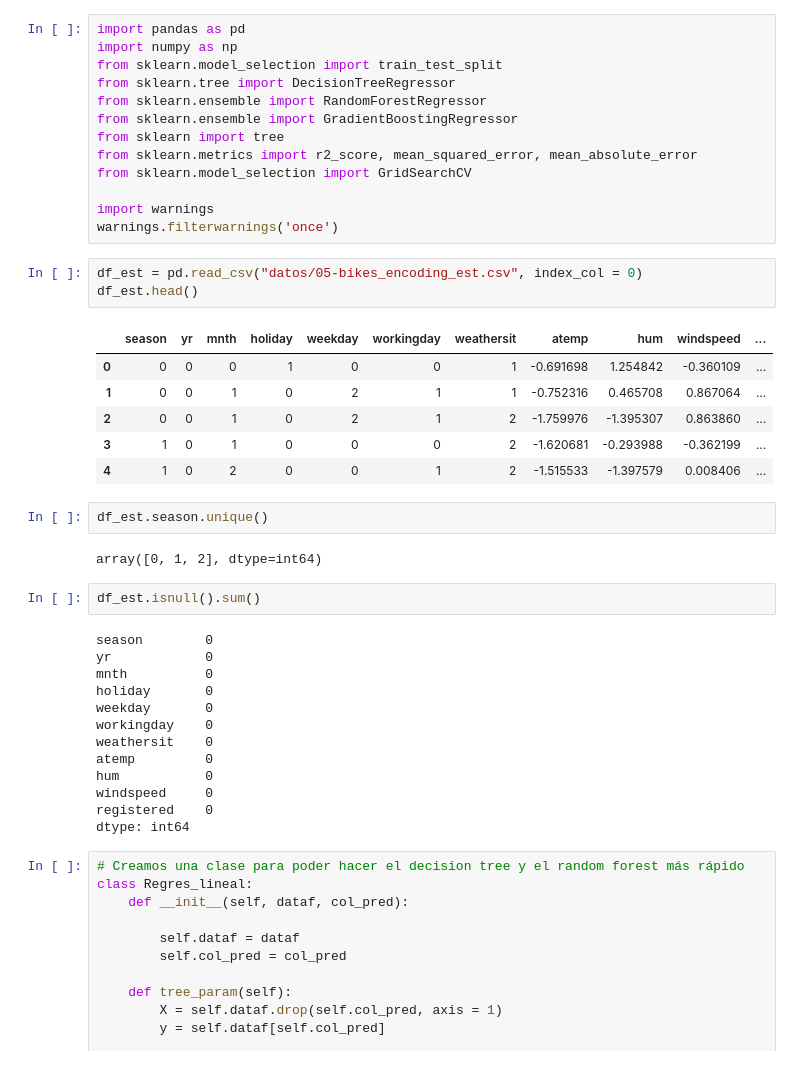
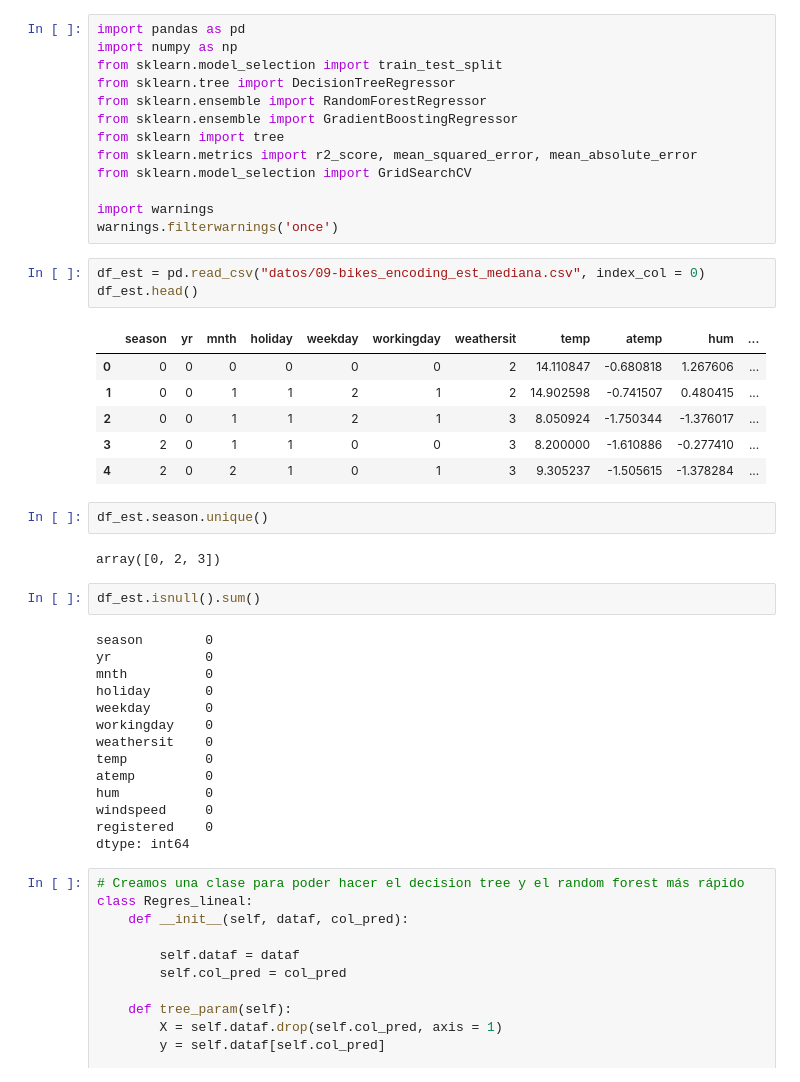
Before and after one commit to Adalab/DA-project-da-promo-c-modulo-3-team-6, a Jupyter notebook: 05-DecisionTree_RandomForest_mediana.ipynb, the cells around one changed output. Drawn from its saved outputs; the diff is of its cells as text.

```diff
--- a/05-DecisionTree_RandomForest_mediana.ipynb
+++ b/05-DecisionTree_RandomForest_mediana.ipynb
@@ -15,19 +15,19 @@ from sklearn.model_selection import GridSearchCV
 import warnings
 warnings.filterwarnings('once')
 # %%
-df_est = pd.read_csv("datos/05-bikes_encoding_est.csv", index_col = 0)
+df_est = pd.read_csv("datos/09-bikes_encoding_est_mediana.csv", index_col = 0)
 df_est.head()
 # %% [output]
-|  | season | yr | mnth | holiday | weekday | workingday | weathersit | atemp | hum | windspeed | ... |
-| 0 | 0 | 0 | 0 | 1 | 0 | 0 | 1 | -0.691698 | 1.254842 | -0.360109 | ... |
-| 1 | 0 | 0 | 1 | 0 | 2 | 1 | 1 | -0.752316 | 0.465708 | 0.867064 | ... |
-| 2 | 0 | 0 | 1 | 0 | 2 | 1 | 2 | -1.759976 | -1.395307 | 0.863860 | ... |
-| 3 | 1 | 0 | 1 | 0 | 0 | 0 | 2 | -1.620681 | -0.293988 | -0.362199 | ... |
-| 4 | 1 | 0 | 2 | 0 | 0 | 1 | 2 | -1.515533 | -1.397579 | 0.008406 | ... |
+|  | season | yr | mnth | holiday | weekday | workingday | weathersit | temp | atemp | hum | ... |
+| 0 | 0 | 0 | 0 | 0 | 0 | 0 | 2 | 14.110847 | -0.680818 | 1.267606 | ... |
+| 1 | 0 | 0 | 1 | 1 | 2 | 1 | 2 | 14.902598 | -0.741507 | 0.480415 | ... |
+| 2 | 0 | 0 | 1 | 1 | 2 | 1 | 3 | 8.050924 | -1.750344 | -1.376017 | ... |
+| 3 | 2 | 0 | 1 | 1 | 0 | 0 | 3 | 8.200000 | -1.610886 | -0.277410 | ... |
+| 4 | 2 | 0 | 2 | 1 | 0 | 1 | 3 | 9.305237 | -1.505615 | -1.378284 | ... |
 # %%
 df_est.season.unique()
 # %% [output]
-array([0, 1, 2], dtype=int64)
+array([0, 2, 3])
 # %%
 df_est.isnull().sum()
 # %% [output]
@@ -38,6 +38,7 @@ holiday       0
 weekday       0
 workingday    0
 weathersit    0
+temp          0
 atemp         0
 hum           0
 windspeed     0
```
Also changed, not shown: parts of 32 cells of this notebook.
